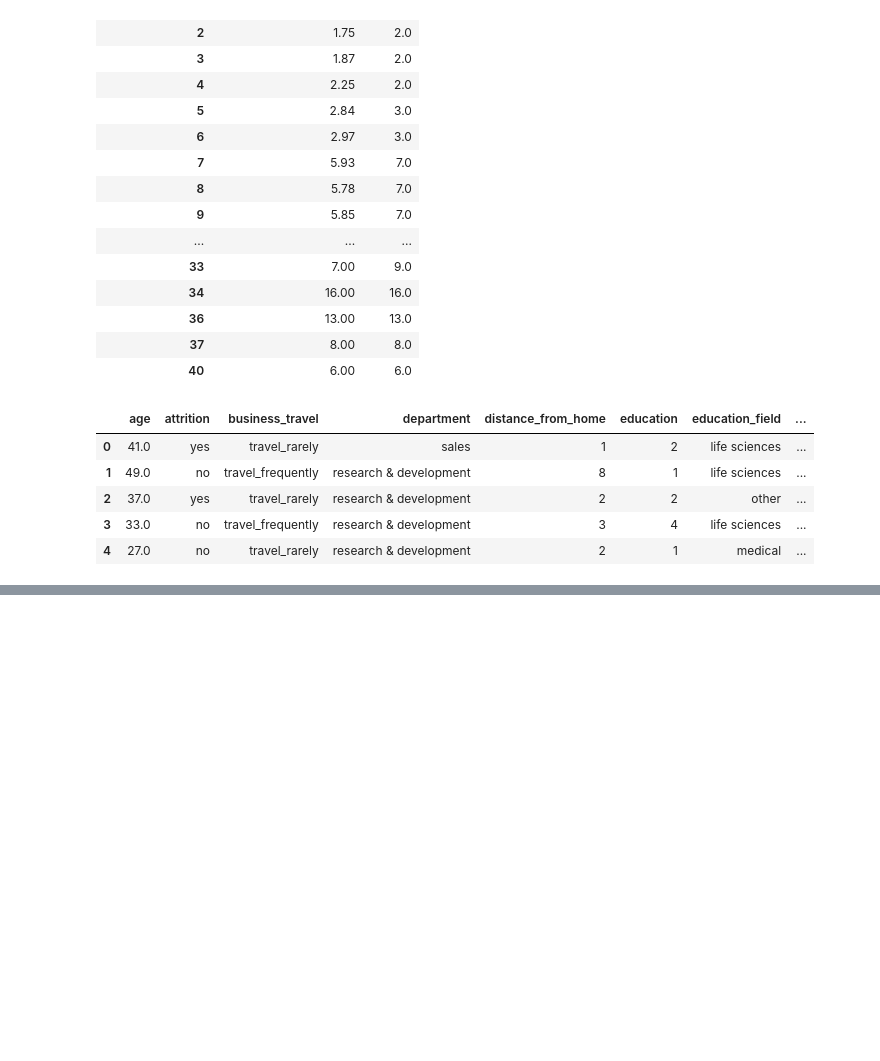
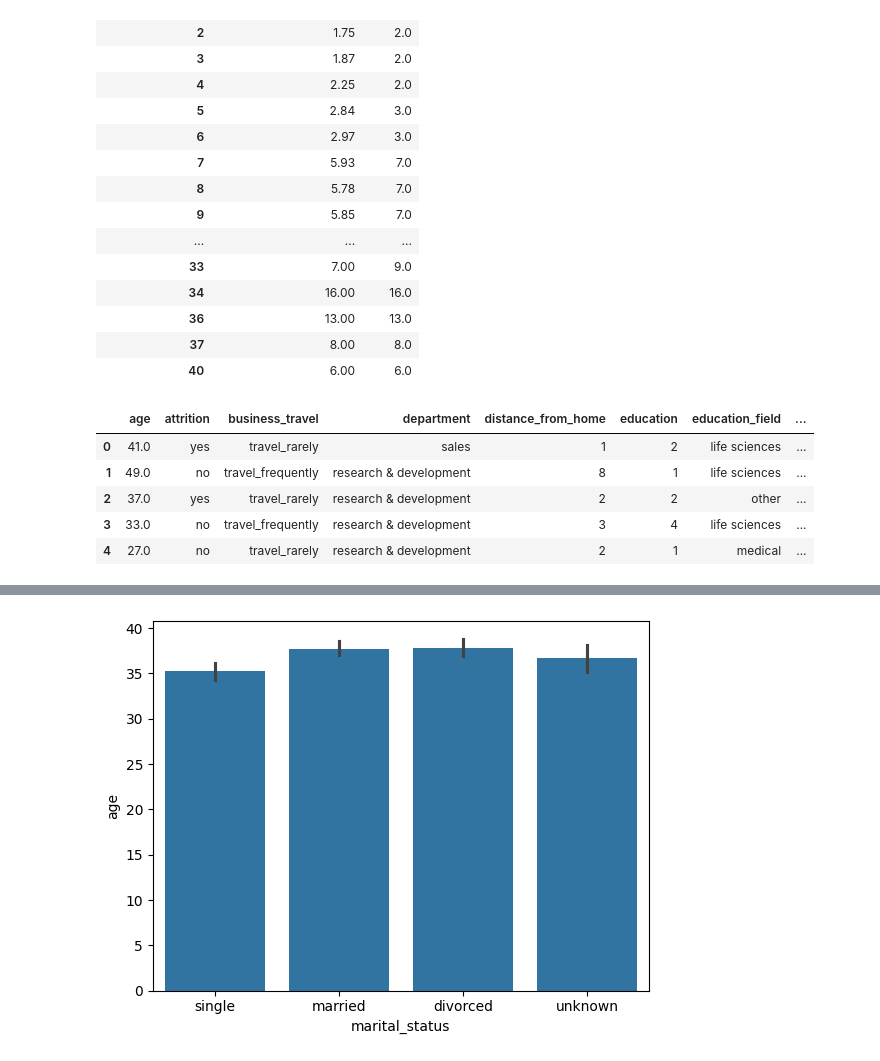
Before and after one commit to Lumo88/project-da-promo-65-modulo-3-team-1, a Jupyter notebook: Proyecto_Organizacion.ipynb, the cells around one changed output, grey strips where cells are left out. Saved outputs shown, nothing was run; the diff lists cells and outputs as text; code cells hidden in the pictures; blank space fills up the shorter version.

```diff
--- a/Proyecto_Organizacion.ipynb
+++ b/Proyecto_Organizacion.ipynb
@@ -724,3 +724,6 @@ df_limpio.head()
 | 2 | 37.0 | yes | travel_rarely | research & development | 2 | 2 | other | ... |
 | 3 | 33.0 | no | travel_frequently | research & development | 3 | 4 | life sciences | ... |
 | 4 | 27.0 | no | travel_rarely | research & development | 2 | 1 | medical | ... |
+# %%
+media=df_limpio["years_with_curr_manager"].mean()
+print(media)
@@ -726,0 +732,2 @@ df_limpio.head()
+# %%
+df_limpio["media_year"]=df_limpio["years_with_curr_manager"].fillna(media)
@@ -726,0 +743,2 @@ df_limpio.head()
+# %%
+df_limpio["mediana_year"]=df_limpio["years_with_curr_manager"].fillna(df_limpio["years_with_curr_manager"].median())
@@ -726,0 +836,2 @@ df_limpio.head()
+# %%
+df_limpio["marital_status"]=df_limpio["marital_status"].fillna("unknown")
@@ -726,0 +846,4 @@ df_limpio.head()
+# %%
+sns.barplot(data=df_limpio,x="marital_status",y="age");
+# %% [output]
+[figure, added]
```
Also changed, not shown: parts of 32 cells of this notebook.
